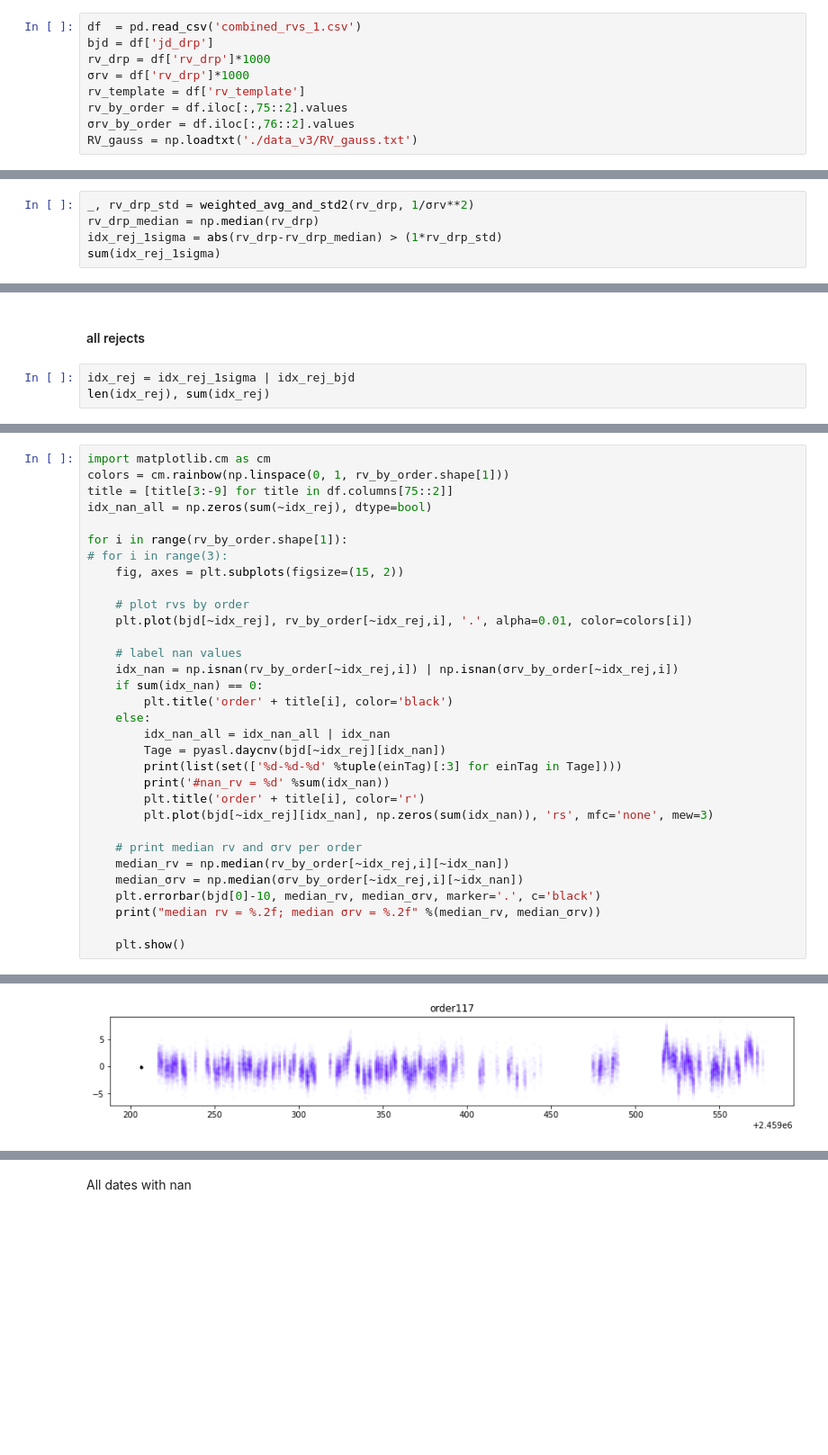
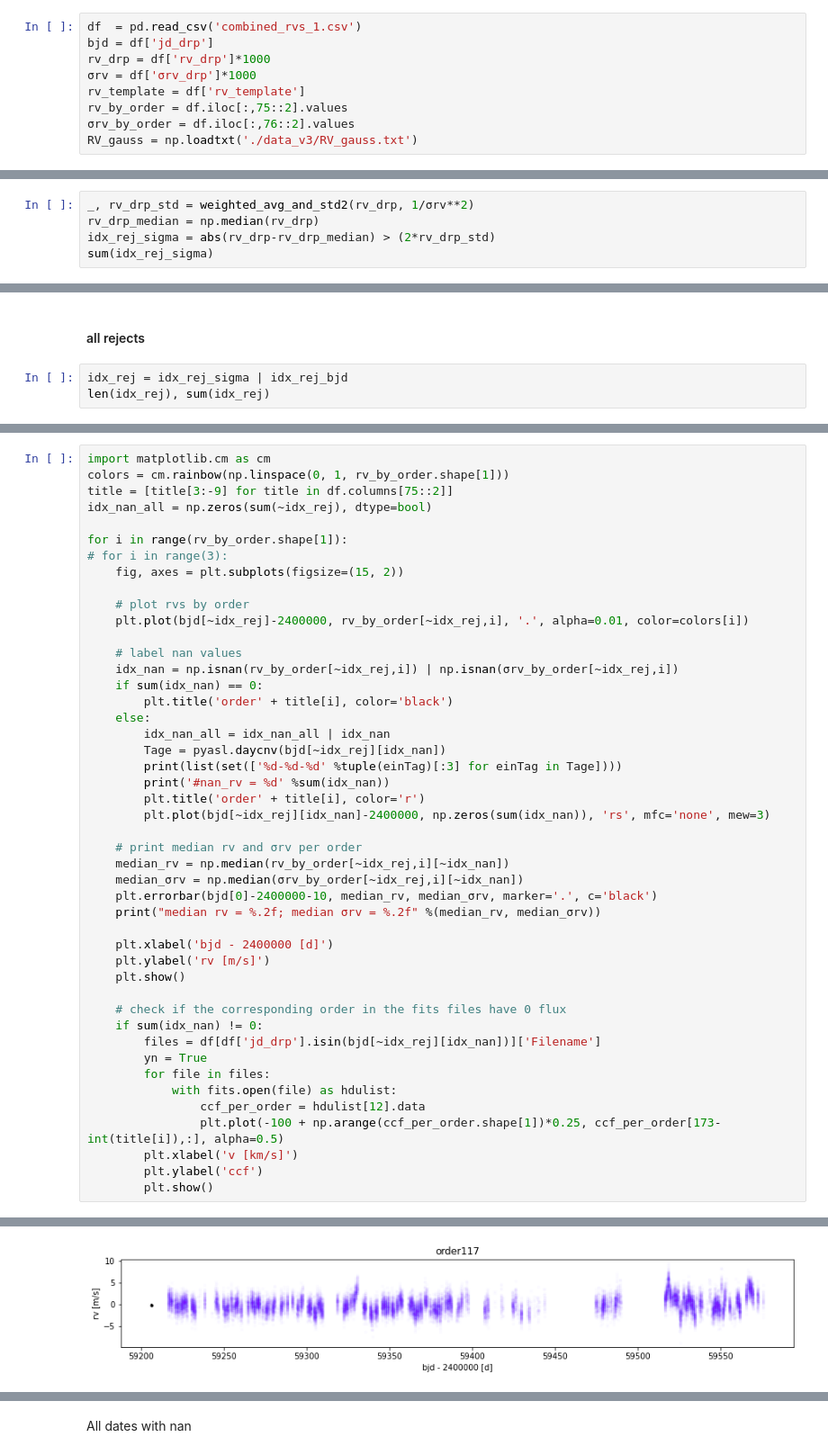
Before and after one commit to jinglinzhao/NEID_solar, a Jupyter notebook: Problem report - NEID solar RV by order.ipynb, the cells around one changed output, grey strips where cells are left out. Shown at 90% size. Drawn from its saved outputs; the diff is of its cells as text; blank space fills up the shorter version.

```diff
--- a/Problem report - NEID solar RV by order.ipynb
+++ b/Problem report - NEID solar RV by order.ipynb
@@ -8,7 +9,7 @@ from PyAstronomy import pyasl
 df  = pd.read_csv('combined_rvs_1.csv')
 bjd = df['jd_drp']
 rv_drp = df['rv_drp']*1000
-σrv = df['rv_drp']*1000
+σrv = df['σrv_drp']*1000
 rv_template = df['rv_template']
 rv_by_order = df.iloc[:,75::2].values
 σrv_by_order = df.iloc[:,76::2].values
@@ -30,6 +31,6 @@ def weighted_avg_and_std2(values, weights):
 # %%
 _, rv_drp_std = weighted_avg_and_std2(rv_drp, 1/σrv**2)
 rv_drp_median = np.median(rv_drp)
-idx_rej_1sigma = abs(rv_drp-rv_drp_median) > (1*rv_drp_std)
-sum(idx_rej_1sigma)
+idx_rej_sigma = abs(rv_drp-rv_drp_median) > (2*rv_drp_std)
+sum(idx_rej_sigma)
 # %% [output]
@@ -52,6 +53,6 @@ sum(idx_rej_bjd)
 # %% [markdown]
 #### all rejects
 # %%
-idx_rej = idx_rej_1sigma | idx_rej_bjd
+idx_rej = idx_rej_sigma | idx_rej_bjd
 len(idx_rej), sum(idx_rej)
 # %% [output]
@@ -67,7 +70,7 @@ for i in range(rv_by_order.shape[1]):
     fig, axes = plt.subplots(figsize=(15, 2))
 
     # plot rvs by order
-    plt.plot(bjd[~idx_rej], rv_by_order[~idx_rej,i], '.', alpha=0.01, color=colors[i])
+    plt.plot(bjd[~idx_rej]-2400000, rv_by_order[~idx_rej,i], '.', alpha=0.01, color=colors[i])
 
     # label nan values
     idx_nan = np.isnan(rv_by_order[~idx_rej,i]) | np.isnan(σrv_by_order[~idx_rej,i])
@@ -79,14 +82,28 @@ for i in range(rv_by_order.shape[1]):
         print(list(set(['%d-%d-%d' %tuple(einTag)[:3] for einTag in Tage])))
         print('#nan_rv = %d' %sum(idx_nan))
         plt.title('order' + title[i], color='r')
-        plt.plot(bjd[~idx_rej][idx_nan], np.zeros(sum(idx_nan)), 'rs', mfc='none', mew=3)
+        plt.plot(bjd[~idx_rej][idx_nan]-2400000, np.zeros(sum(idx_nan)), 'rs', mfc='none', mew=3)
 
     # print median rv and σrv per order
     median_rv = np.median(rv_by_order[~idx_rej,i][~idx_nan])
     median_σrv = np.median(σrv_by_order[~idx_rej,i][~idx_nan])
-    plt.errorbar(bjd[0]-10, median_rv, median_σrv, marker='.', c='black')
+    plt.errorbar(bjd[0]-2400000-10, median_rv, median_σrv, marker='.', c='black')
     print("median rv = %.2f; median σrv = %.2f" %(median_rv, median_σrv))
 
+    plt.xlabel('bjd - 2400000 [d]')
+    plt.ylabel('rv [m/s]')
     plt.show()
+
+    # check if the corresponding order in the fits files have 0 flux
+    if sum(idx_nan) != 0:
+        files = df[df['jd_drp'].isin(bjd[~idx_rej][idx_nan])]['Filename']
+        yn = True
+        for file in files:
+            with fits.open(file) as hdulist:
+                ccf_per_order = hdulist[12].data
+                plt.plot(-100 + np.arange(ccf_per_order.shape[1])*0.25, ccf_per_order[173-int(title[i]),:], alpha=0.5)
+        plt.xlabel('v [km/s]')
+        plt.ylabel('ccf')
+        plt.show()
 # %% [output]
 median rv = 0.29; median σrv = 0.19
@@ -95,3 +112,3 @@ median rv = -0.08; median σrv = 0.21
-[figure, old version]
+[figure, new version]
 ['2021-2-3']
 #nan_rv = 147
```
Also changed, not shown: parts of 8 cells of this notebook.
